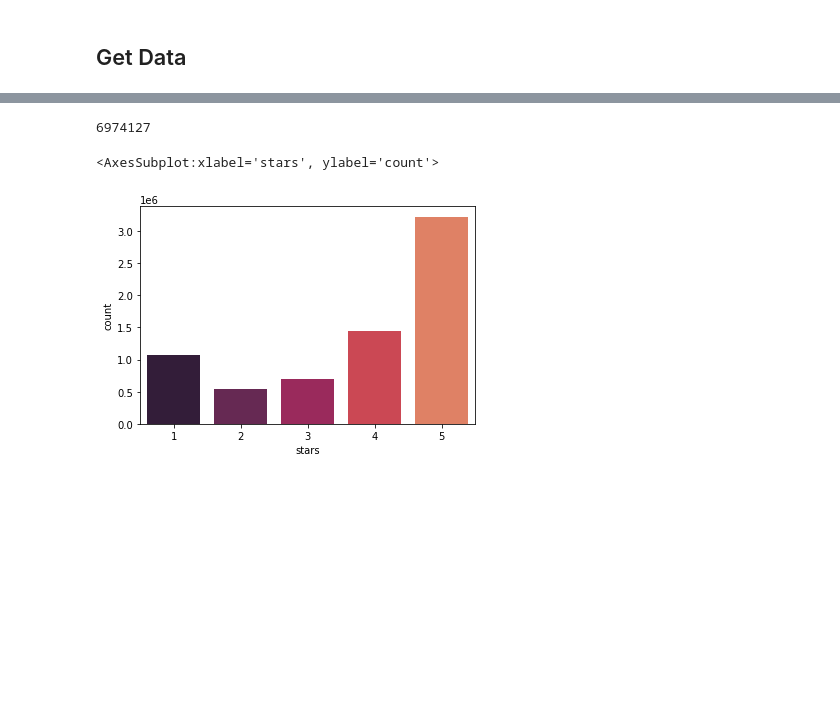
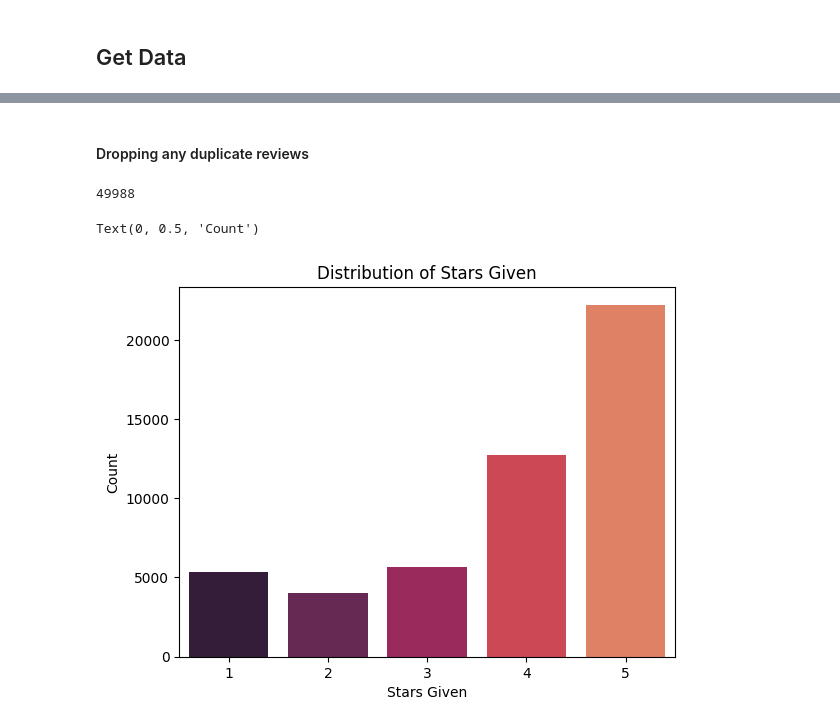
Before and after one commit to lonnagee/4447-Project, a Jupyter notebook: notebooks/COMP4447 Final Project - NLP Analysis.ipynb, the cells around one changed output, grey strips where cells are left out. Cells and saved outputs as stored; diff of their text form; code cells hidden in the pictures; blank space fills up the shorter version.

```diff
--- a/notebooks/COMP4447 Final Project - NLP Analysis.ipynb
+++ b/notebooks/COMP4447 Final Project - NLP Analysis.ipynb
@@ -53,5 +53,14 @@ from wordcloud import STOPWORDS
 # %%
 # We used python to extract the data from the tar file and save it to a csv file in the /data folder
 # tar file can be downloaded from here: https://www.yelp.com/dataset
+try:
+    reviews_df_raw = pd.read_csv('yelp_academic_dataset_review.csv')
+    if reviews_df is not None:
+        reviews_df = reviews_df_raw
+except Exception as ex:
+    print(ex, "\nTrying json")
 
-reviews_df_raw = pd.read_csv('yelp_academic_dataset_review.csv')
+try:
+    reviews_df = pd.read_json('yelp_academic_dataset_review.json',lines=True, nrows = 50000)
+except Exception as ex:
+    print(ex)
@@ -58,3 +69,0 @@ reviews_df_raw = pd.read_csv('yelp_academic_dataset_review.csv')
-# %%
-# Added this as I dont have the csv version - MB
-reviews_df = pd.read_json('yelp_academic_dataset_review.json',lines =True)
@@ -139,12 +162,16 @@ sorted_duplicate_review_text_df
+# %% [markdown]
+#### Dropping any duplicate reviews
 # %%
-# Remove duplicate rows
 reviews_df = reviews_df[~reviews_df.duplicated(["text"])]
 len(reviews_df)
 # %% [output]
-6974127
+49988
 # %%
 sns.set_palette('rocket')
 sns.countplot(x = 'stars', data = reviews_df)
+plt.title("Distribution of Stars Given")
+plt.xlabel("Stars Given")
+plt.ylabel("Count")
 # %% [output]
-<AxesSubplot:xlabel='stars', ylabel='count'>
+Text(0, 0.5, 'Count')
-[figure, old version]
+[figure, new version]
```
Also changed, not shown: parts of 42 cells of this notebook, 1 other file.
